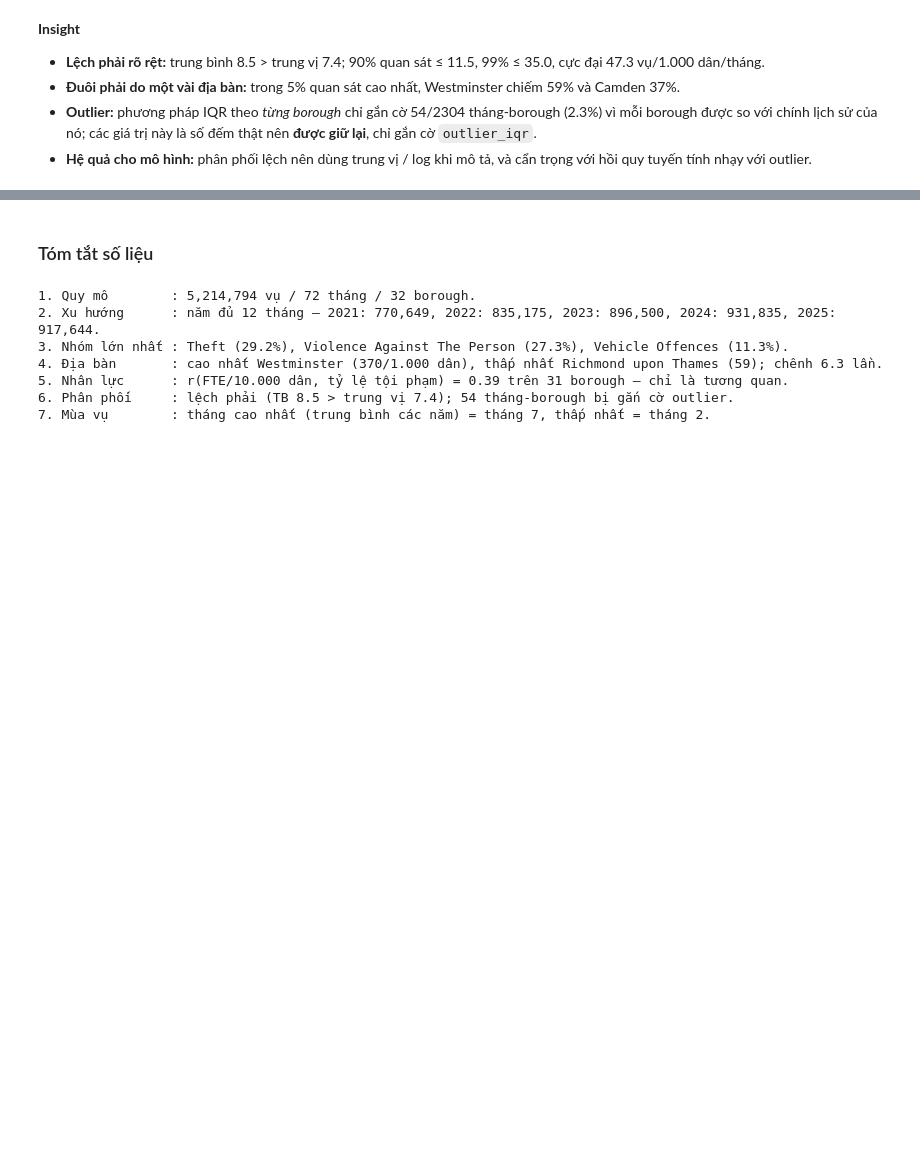
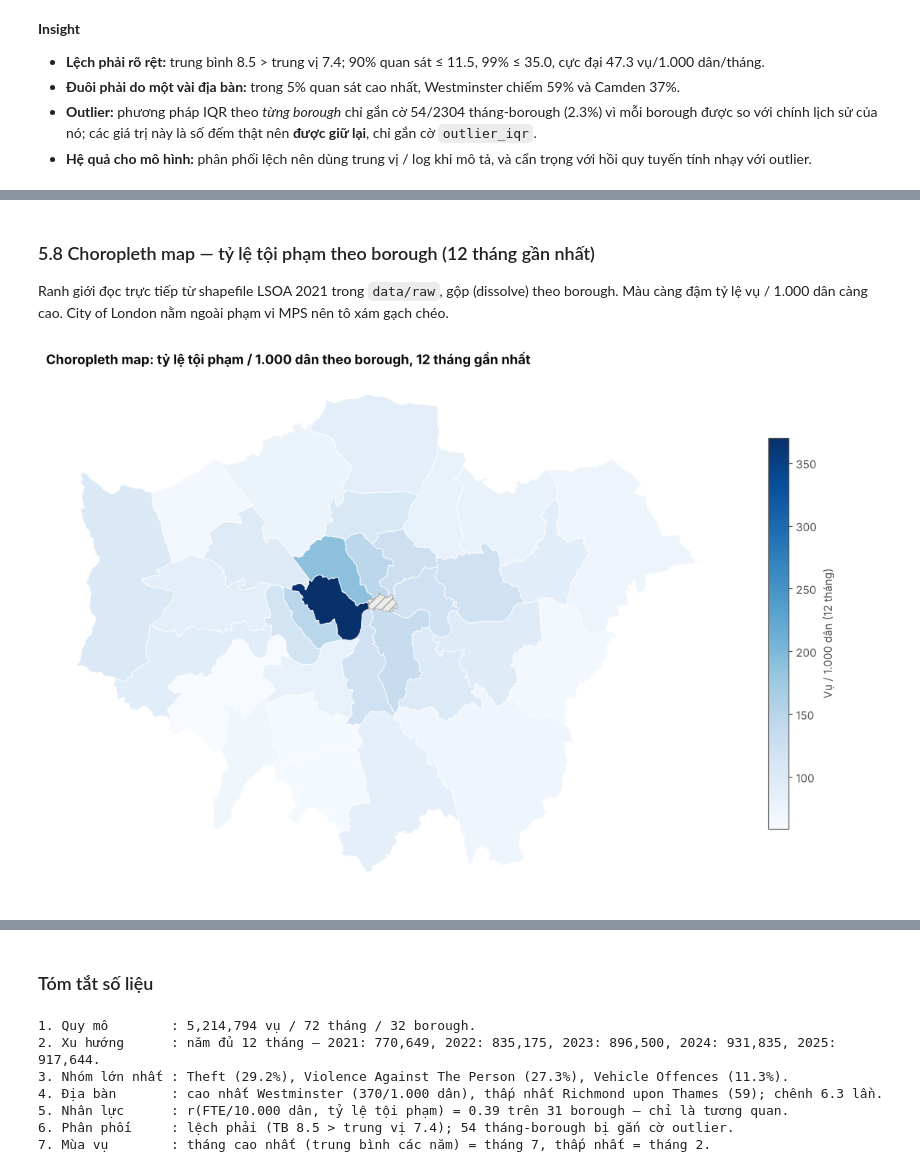
Before and after one commit to raphaelkzz/London-Crime-Visualization, a Jupyter notebook: notebooks/preprocess.ipynb, the cells around one changed output, grey strips where cells are left out. Drawn from its saved outputs; the diff is of its cells as text; code cells hidden in the pictures; blank space fills up the shorter version.

```diff
--- a/notebooks/preprocess.ipynb
+++ b/notebooks/preprocess.ipynb
@@ -1124,0 +1299,25 @@ insight(
+# %% [markdown]
+### 5.8 Choropleth map — tỷ lệ tội phạm theo borough (12 tháng gần nhất)
+Ranh giới đọc trực tiếp từ shapefile LSOA 2021 trong `data/raw`, gộp (dissolve) theo borough. Màu càng đậm tỷ lệ vụ / 1.000 dân càng cao. City of London nằm ngoài phạm vi MPS nên tô xám gạch chéo.
+# %%
+import geopandas as gpd
+
+shp_files = sorted((RAW / 'boundaries' / 'LB_LSOA2021_shp' / 'LB_shp').glob('*.shp'))
+parts = [gpd.read_file(p) for p in shp_files]
+lsoa_geo = gpd.GeoDataFrame(pd.concat(parts, ignore_index=True), crs=parts[0].crs)
+borough_geo = (lsoa_geo.dissolve(by='lad22nm', as_index=False)[['lad22nm', 'geometry']]
+               .rename(columns={'lad22nm': 'borough_name'}))
+
+rate_map = monthly[monthly.month == latest][['borough_name', 'rolling_12_rate']]
+geo_rate = borough_geo.merge(rate_map, on='borough_name', how='left', validate='one_to_one')
+assert geo_rate.rolling_12_rate.notna().sum() == 32, 'Có borough không khớp tên với ranh giới'
+
+fig, ax = plt.subplots(figsize=(11, 8.5))
+geo_rate.plot(column='rolling_12_rate', cmap='Blues', linewidth=.6, edgecolor='white', ax=ax, legend=True,
+              legend_kwds={'label': 'Vụ / 1.000 dân (12 tháng)', 'shrink': .6},
+              missing_kwds={'color': '#ececea', 'hatch': '///', 'edgecolor': '#a8a7a2', 'label': 'Ngoài phạm vi MPS'})
+ax.set_axis_off()
+ax.set_title('Choropleth map: tỷ lệ tội phạm / 1.000 dân theo borough, 12 tháng gần nhất')
+plt.tight_layout(); plt.show()
+# %% [output]
+[figure, added]
```
Also changed, not shown: parts of 21 cells of this notebook, 1 other file.
